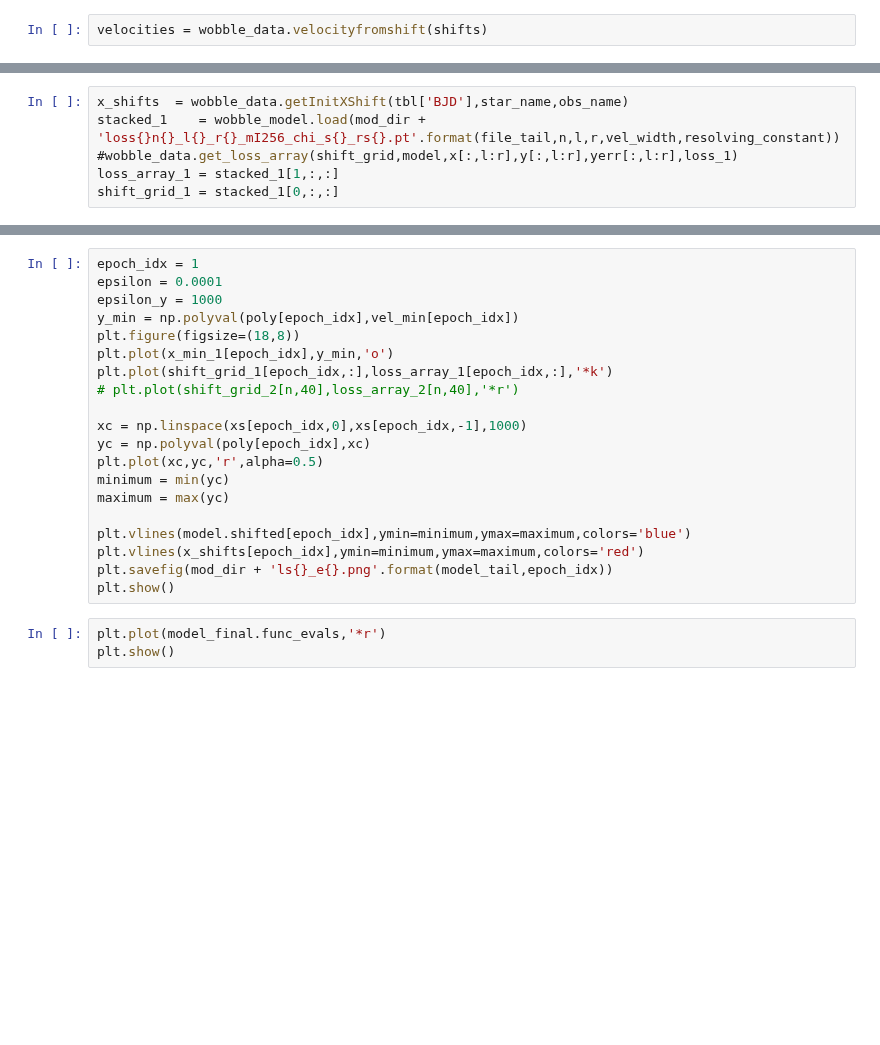
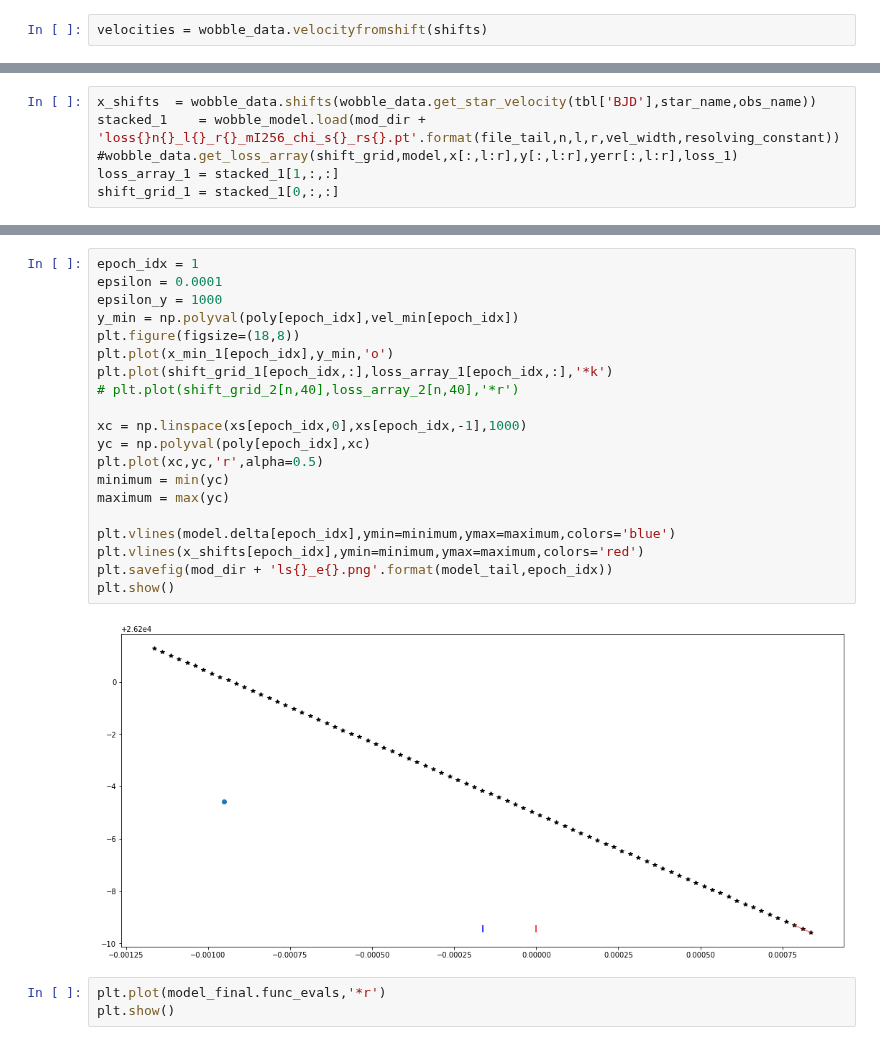
Before and after one commit to mdd423/wobble_jax, a Jupyter notebook: Untitled.ipynb, the cells around one changed output, grey strips where cells are left out. Saved outputs shown, nothing was run; the diff lists cells and outputs as text; blank space fills up the shorter version.

```diff
--- a/Untitled.ipynb
+++ b/Untitled.ipynb
@@ -89,5 +93,5 @@ plt.savefig(mod_dir + 'datesvels_corr_mod_{}.png'.format(model_tail))
 # %%
-x_shifts  = wobble_data.getInitXShift(tbl['BJD'],star_name,obs_name)
+x_shifts  = wobble_data.shifts(wobble_data.get_star_velocity(tbl['BJD'],star_name,obs_name))
 stacked_1    = wobble_model.load(mod_dir + 'loss{}n{}_l{}_r{}_mI256_chi_s{}_rs{}.pt'.format(file_tail,n,l,r,vel_width,resolving_constant))#wobble_data.get_loss_array(shift_grid,model,x[:,l:r],y[:,l:r],yerr[:,l:r],loss_1)
 loss_array_1 = stacked_1[1,:,:]
 shift_grid_1 = stacked_1[0,:,:]
@@ -96,23 +118,25 @@ vel_min,xs,ys,poly = wobble_data.get_parabolic_min(loss_array_1,shift_grid_1.val
 # %%
 epoch_idx = 1
 epsilon = 0.0001
 epsilon_y = 1000
 y_min = np.polyval(poly[epoch_idx],vel_min[epoch_idx])
 plt.figure(figsize=(18,8))
 plt.plot(x_min_1[epoch_idx],y_min,'o')
 plt.plot(shift_grid_1[epoch_idx,:],loss_array_1[epoch_idx,:],'*k')
 # plt.plot(shift_grid_2[n,40],loss_array_2[n,40],'*r')
 
 xc = np.linspace(xs[epoch_idx,0],xs[epoch_idx,-1],1000)
 yc = np.polyval(poly[epoch_idx],xc)
 plt.plot(xc,yc,'r',alpha=0.5)
 minimum = min(yc)
 maximum = max(yc)
 
-plt.vlines(model.shifted[epoch_idx],ymin=minimum,ymax=maximum,colors='blue')
+plt.vlines(model.delta[epoch_idx],ymin=minimum,ymax=maximum,colors='blue')
 plt.vlines(x_shifts[epoch_idx],ymin=minimum,ymax=maximum,colors='red')
 plt.savefig(mod_dir + 'ls{}_e{}.png'.format(model_tail,epoch_idx))
 plt.show()
+# %% [output]
+[figure, added]
 # %%
 plt.plot(model_final.func_evals,'*r')
 plt.show()
```
Also changed, not shown: parts of 8 cells of this notebook.
